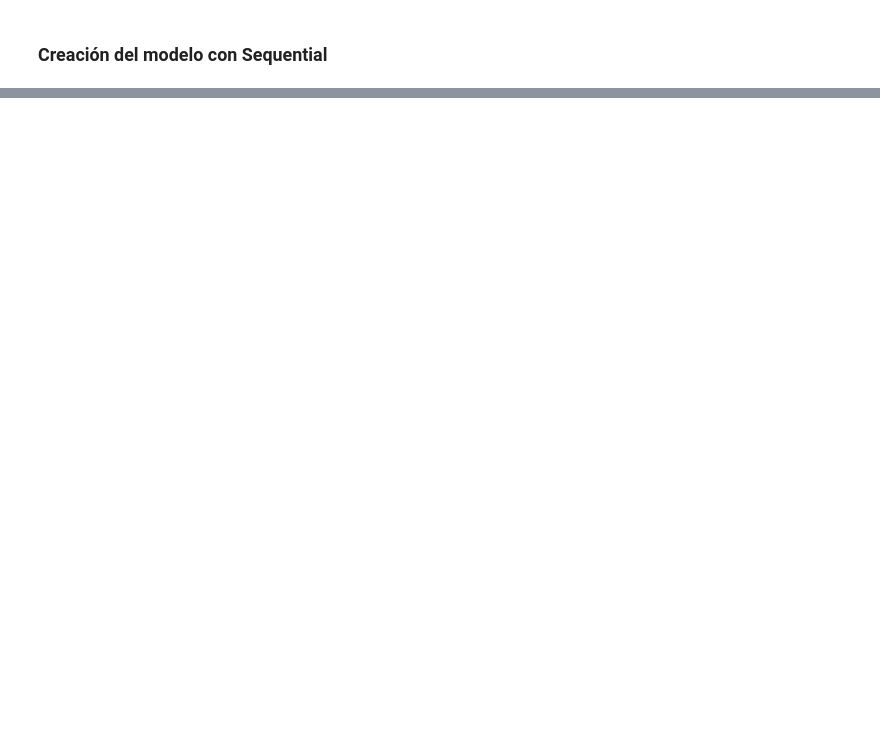
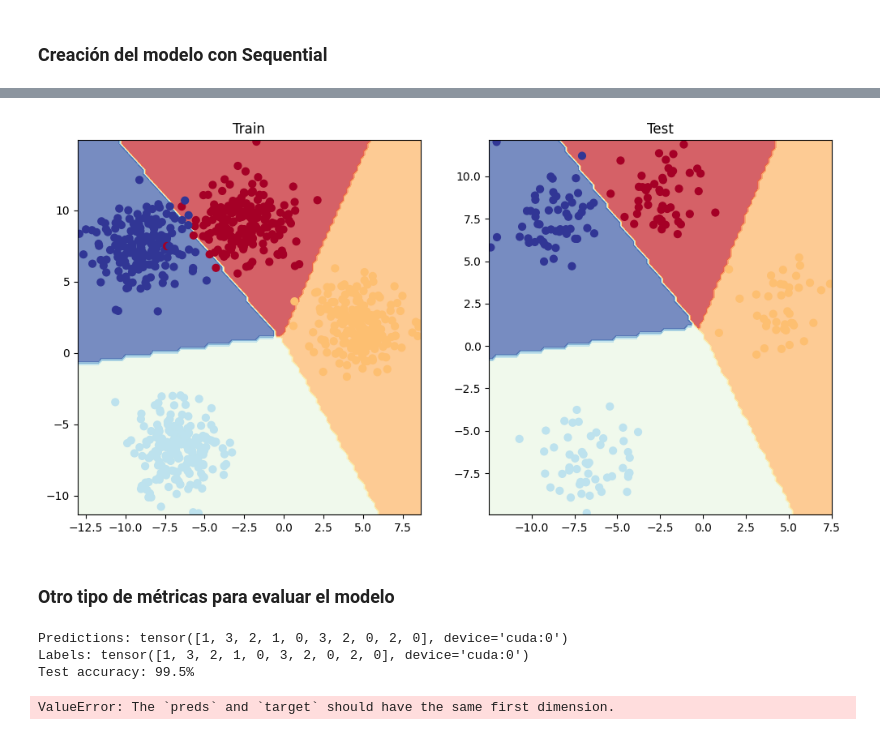
Before and after one commit to Vanwait/ZTMPyTorch, a Jupyter notebook: NNClass.ipynb, the cells around one changed output, grey strips where cells are left out. Cells and saved outputs as stored; diff of their text form; code cells hidden in the pictures; blank space fills up the shorter version.

```diff
--- a/NNClass.ipynb
+++ b/NNClass.ipynb
@@ -139,0 +312,3 @@ OrderedDict([('0.weight',
+# %%
+device = "cuda" if torch.cuda.is_available() else "cpu"
+device
@@ -139,0 +358,25 @@ OrderedDict([('0.weight',
+# %%
+from torch import nn
+
+
+class BlobModel(nn.Module):
+
+    def __init__(self, input_features: int, hidden_units: int, output_units: int = 8):
+        super().__init__()
+
+        self.linear_layer_stack = nn.Sequential(
+            nn.Linear(in_features=input_features, out_features=hidden_units),
+            nn.Linear(in_features=hidden_units, out_features=hidden_units),
+            nn.Linear(in_features=hidden_units, out_features=output_units),
+        )
+
+    def forward(self, x):
+        return self.linear_layer_stack(x)
+
+
+model_4 = BlobModel(
+    input_features=NUM_FEATURES,
+    hidden_units=8,
+    output_units=NUM_CLASSES
+).to(device)
+model_4
@@ -139,0 +391,3 @@ OrderedDict([('0.weight',
+# %%
+loss_fn = nn.CrossEntropyLoss()
+optimizer = torch.optim.SGD(model_4.parameters(), lr=0.08)
@@ -139,0 +413,6 @@ OrderedDict([('0.weight',
+# %%
+y_logics = model_4(X_blob_test.to(device))
+
+y_preds = torch.softmax(y_logics, dim=1)
+print(y_logics[:5])
+print(y_preds[:5])
@@ -139,0 +546,43 @@ OrderedDict([('0.weight',
+# %%
+plt.figure(figsize=(12, 6))
+plt.subplot(1, 2, 1)
+plt.title("Train")
+plot_decision_boundary(model_4, X_blob_train, y_blob_train)
+plt.subplot(1, 2, 2)
+plt.title("Test")
+plot_decision_boundary(model_4, X_blob_test, y_blob_test)
+# %% [output]
+[figure, added]
+# %% [markdown]
+### Otro tipo de métricas para evaluar el modelo
+# %%
+model_4.to(device)
+model_4.eval()
+with torch.inference_mode():
+    y_logits = model_4(X_blob_test.to(device))
+y_pred_probs = torch.softmax(y_logits, dim=1)
+
+# Turn prediction probabilities into prediction labels
+y_preds = y_pred_probs.argmax(dim=1)
+
+# Compare first 10 model preds and test labels
+print(f"Predictions: {y_preds[:10]}\nLabels: {y_blob_test[:10]}")
+print(f"Test accuracy: {accuracy_fn(y_true=y_blob_test, y_pred=y_preds)}%")
+# %% [output]
+Predictions: tensor([1, 3, 2, 1, 0, 3, 2, 0, 2, 0], device='cuda:0')
+Labels: tensor([1, 3, 2, 1, 0, 3, 2, 0, 2, 0], device='cuda:0')
+Test accuracy: 99.5%
+# %%
+try:
+    from torchmetrics import Accuracy
+except:
+    !pip install torchmetrics==0.9.3
+    from torchmetrics import Accuracy
+
+# Setup metric and make sure it's on the target device
+torchmetrics_accuracy = Accuracy(task='multiclass', num_classes=4).to(device)
+
+# Calculate accuracy
+torchmetrics_accuracy(y_preds, y_blob_test)
+# %% [output]
+ValueError: The `preds` and `target` should have the same first dimension.
```
Also changed, not shown: parts of 55 cells of this notebook, 14 other files.
